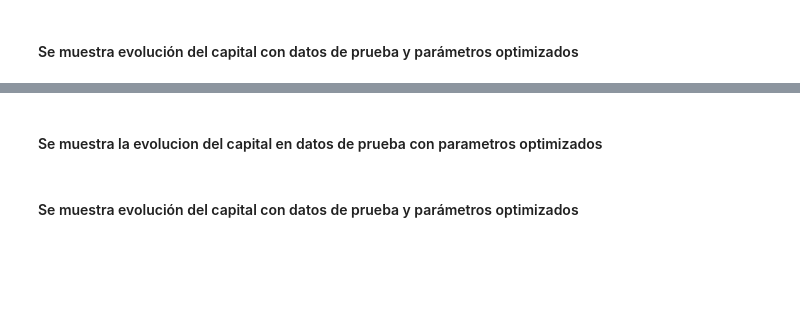
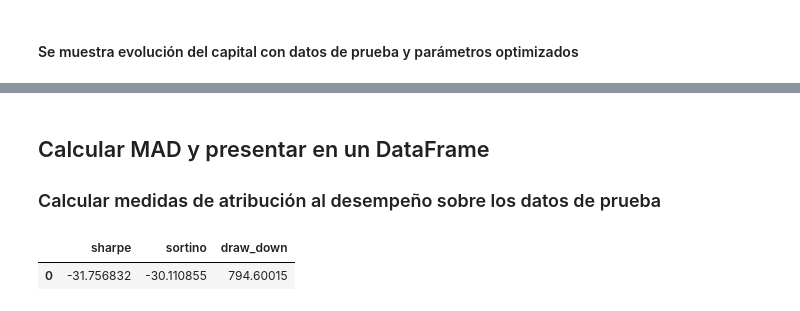
Before and after one commit to JobRamirezC/Fundamental-Analysis-Trading, a Jupyter notebook: notebook.ipynb, the cells around one changed output, grey strips where cells are left out. Drawn from its saved outputs; the diff is of its cells as text; code cells hidden in the pictures; blank space fills up the shorter version.

```diff
--- a/notebook.ipynb
+++ b/notebook.ipynb
@@ -409,4 +433,0 @@ vs_prueba_optimizado = vs.g_evolucion_capital(df_prueba)
-# %%
-# Visualizar evolucion del capital con parametros optimizados prueba
-df_prueba = pr.f_backtest(df_decisiones=df_decisiones, df_hist=test, inversion_inicial=capital_inicial)
-vs_prueba_optimizado = vs.g_evolucion_capital(df_prueba)
@@ -454,2 +433,0 @@ vs_optimizacion = vs.g_optimizacion(values=sharp_optimization)
-# %% [markdown]
-#### Se muestra la evolucion del capital en datos de prueba con parametros optimizados
@@ -464,6 +434,18 @@ vs_backtest_optimizado = vs.g_evolucion_capital(df_backtest)
-# %% [markdown]
-#### Se muestra evolución del capital con datos de prueba y parámetros optimizados
-# %%
-# Visualizar evolucion del capital con parametros optimizados prueba
-df_prueba = pr.f_backtest(df_decisiones=df_decisiones, df_hist=test, inversion_inicial=capital_inicial)
-vs_prueba_optimizado = vs.g_evolucion_capital(df_prueba)
+# %% [markdown]
+## Calcular MAD y presentar en un DataFrame
+### Calcular medidas de atribución al desempeño sobre los datos de prueba
+# %%
+# Calcular MAD y presentar en un DataFrame
+sharpe_test = fn.sharpe(df_prueba)
+sortino_test = fn.sortino(df_prueba)
+draw_down_test = fn.draw_down(df_prueba)
+
+MAD = pd.DataFrame({
+    'sharpe': [sharpe_test],
+    'sortino': [sortino_test],
+    'draw_down': [draw_down_test]
+})
+MAD
+# %% [output]
+|  | sharpe | sortino | draw_down |
+| 0 | -31.756832 | -30.110855 | 794.60015 |
```
Also changed, not shown: parts of 16 cells of this notebook, 1 other file.
